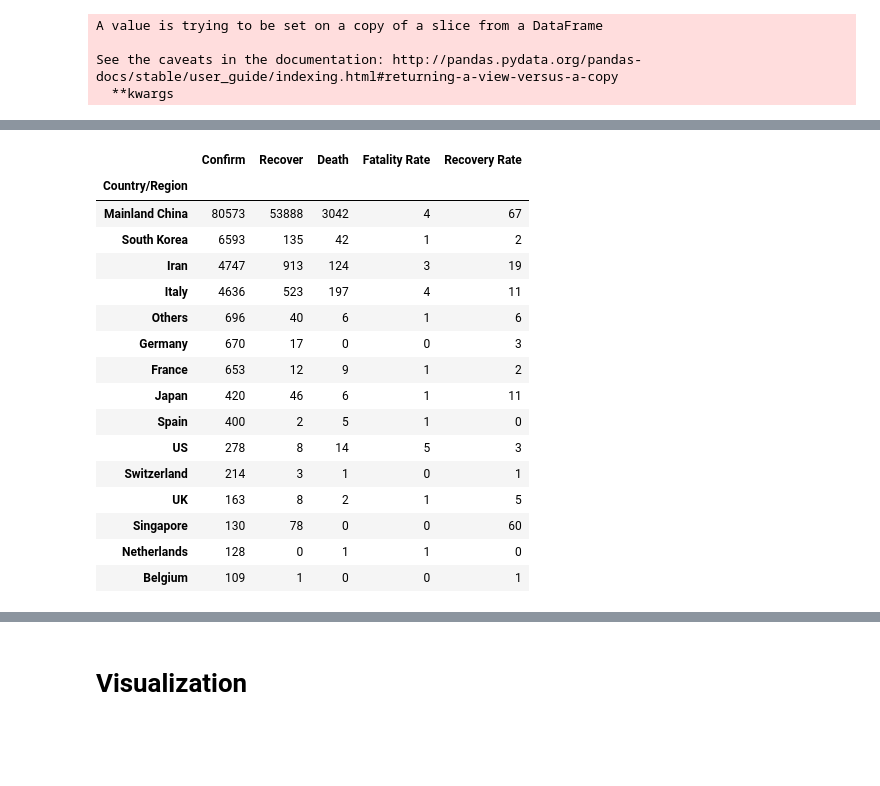
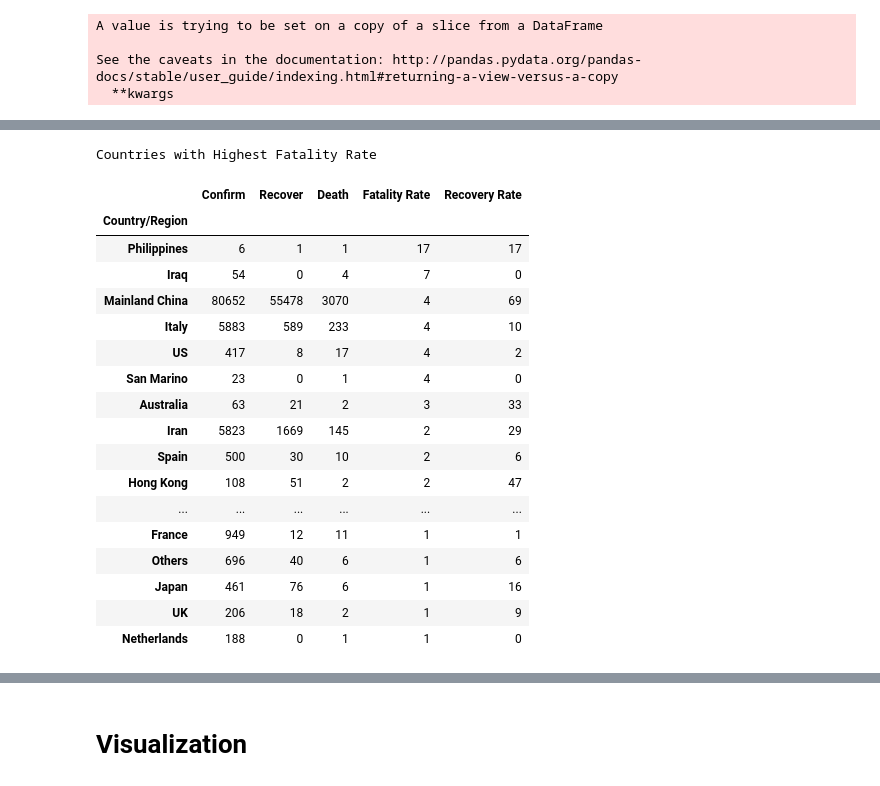
Before and after one commit to anjanatiha/COVID-19, a Jupyter notebook: Code and Analysis/corona-virus-exploratory-analysis-and-modeling.ipynb, the cells around one changed output, grey strips where cells are left out. Saved outputs shown, nothing was run; the diff lists cells and outputs as text; code cells hidden in the pictures; blank space fills up the shorter version.

```diff
--- a/Code and Analysis/corona-virus-exploratory-analysis-and-modeling.ipynb
+++ b/Code and Analysis/corona-virus-exploratory-analysis-and-modeling.ipynb
@@ -141,6 +141,17 @@ time_series_covid_19_recovered = pd.read_csv(input_dir + "time_series_19-covid-R
 time_series_covid_19_deaths = pd.read_csv(input_dir + "time_series_19-covid-Deaths.csv")
 # %% [markdown]
 Lets see some data
+# %%
+columns = time_series_covid_19_confirmed.columns.tolist()
+location_columns = ['Province/State', 'Country/Region', 'Lat', 'Long']
+location_long_lat_columns = ['Lat', 'Long']
+location_name_cols = ['Country/Region', 'Province/State']
+
+data_cols = [c for c in columns if c not in location_columns]
+
+last_day = columns[-1]
+
+new_cols = location_name_cols + [last_day]
 # %%
 # time_series_covid_19_confirmed.info()
 time_series_covid_19_confirmed.sort_values(["Country/Region", "Province/State"], inplace=True)
@@ -175,10 +211,0 @@ time_series_covid_19_deaths.head()
-# %%
-columns = time_series_covid_19_confirmed.columns.tolist()
-location_columns = ['Province/State', 'Country/Region', 'Lat', 'Long']
-location_name_cols = ['Country/Region', 'Province/State']
-
-data_cols = [c for c in columns if c not in location_columns]
-
-last_day = time_series_covid_19_confirmed.columns[-1]
-
-new_cols = location_name_cols.append(last_day)
@@ -230,0 +234,9 @@ See the caveats in the documentation: http://pandas.pydata.org/pandas-docs/stabl
+# %%
+last_confirmed_df = time_series_covid_19_confirmed[location_name_cols + [last_day]]
+last_confirmed_df.rename(columns = {last_day: "Confirm"}, inplace=True)
+
+last_recovered_df = time_series_covid_19_recovered[location_name_cols + [last_day]]
+last_recovered_df.rename(columns = {last_day: "Recover"}, inplace=True)
+
+last_death_df = time_series_covid_19_deaths[location_name_cols + [last_day]]
+last_death_df.rename(columns = {last_day: "Death"}, inplace=True)
@@ -231,6 +248,6 @@ See the caveats in the documentation: http://pandas.pydata.org/pandas-docs/stabl
 # %%
-result1 = last_confirm.merge(last_recovered, on = ['Country/Region', 'Province/State'])
-result = result1.merge(last_death, on = ['Country/Region', 'Province/State'])
+result1 = last_confirmed_df.merge(last_recovered_df, on = ["Country/Region", "Province/State"])
+result = result1.merge(last_death_df, on = ["Country/Region", "Province/State"])
 # %%
 country_list = result['Country/Region'].unique().tolist()
 state_list = result['Province/State'].unique().tolist()
@@ -253,20 +330,24 @@ pandas.core.frame.DataFrame
 # %%
-display(HTML(result_country.sort_values(by="Confirm", ascending=False)[:15].to_html()))
+max_row = 18
+print("Countries with Highest Fatality Rate")
+display(HTML(result_country.sort_values(by=["Fatality Rate", "Confirm"], ascending=False)[:max_row].to_html()))
 # %% [output]
+Countries with Highest Fatality Rate
 |  | Confirm | Recover | Death | Fatality Rate | Recovery Rate |
 | Country/Region |  |  |  |  |  |
-| Mainland China | 80573 | 53888 | 3042 | 4 | 67 |
-| South Korea | 6593 | 135 | 42 | 1 | 2 |
-| Iran | 4747 | 913 | 124 | 3 | 19 |
-| Italy | 4636 | 523 | 197 | 4 | 11 |
+| Philippines | 6 | 1 | 1 | 17 | 17 |
+| Iraq | 54 | 0 | 4 | 7 | 0 |
+| Mainland China | 80652 | 55478 | 3070 | 4 | 69 |
+| Italy | 5883 | 589 | 233 | 4 | 10 |
+| US | 417 | 8 | 17 | 4 | 2 |
+| San Marino | 23 | 0 | 1 | 4 | 0 |
+| Australia | 63 | 21 | 2 | 3 | 33 |
+| Iran | 5823 | 1669 | 145 | 2 | 29 |
+| Spain | 500 | 30 | 10 | 2 | 6 |
+| Hong Kong | 108 | 51 | 2 | 2 | 47 |
+| ... | ... | ... | ... | ... | ... |
+| France | 949 | 12 | 11 | 1 | 1 |
 | Others | 696 | 40 | 6 | 1 | 6 |
-| Germany | 670 | 17 | 0 | 0 | 3 |
-| France | 653 | 12 | 9 | 1 | 2 |
-| Japan | 420 | 46 | 6 | 1 | 11 |
-| Spain | 400 | 2 | 5 | 1 | 0 |
-| US | 278 | 8 | 14 | 5 | 3 |
-| Switzerland | 214 | 3 | 1 | 0 | 1 |
-| UK | 163 | 8 | 2 | 1 | 5 |
-| Singapore | 130 | 78 | 0 | 0 | 60 |
-| Netherlands | 128 | 0 | 1 | 1 | 0 |
-| Belgium | 109 | 1 | 0 | 0 | 1 |
+| Japan | 461 | 76 | 6 | 1 | 16 |
+| UK | 206 | 18 | 2 | 1 | 9 |
+| Netherlands | 188 | 0 | 1 | 1 | 0 |
```
Also changed, not shown: parts of 24 cells of this notebook.
